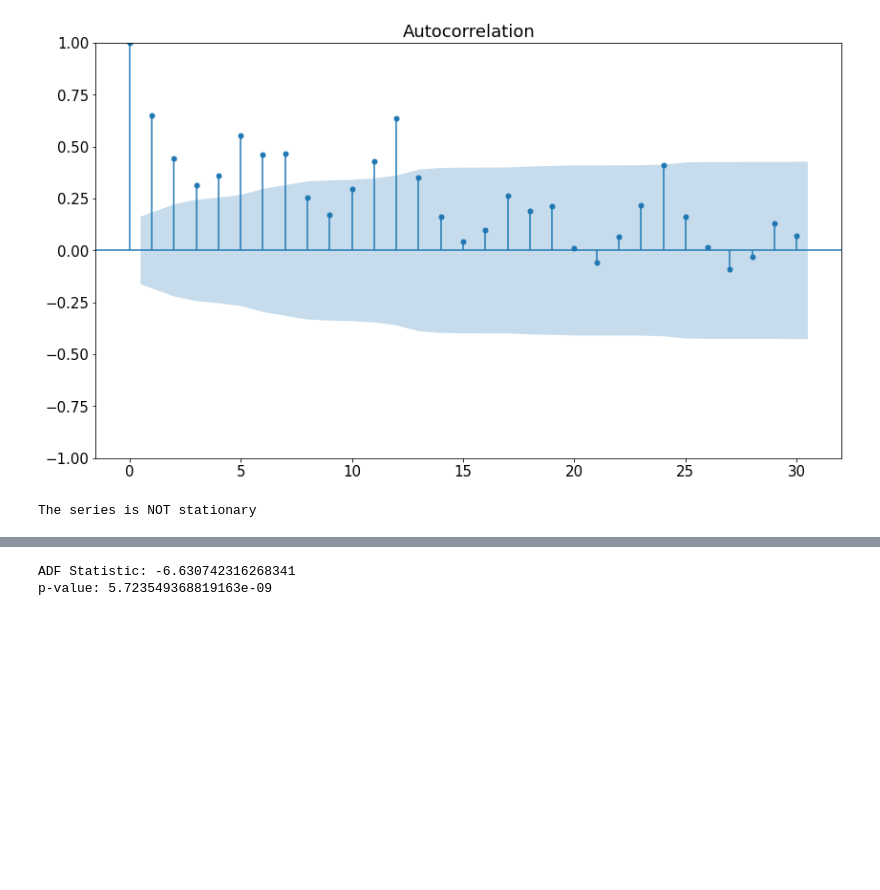
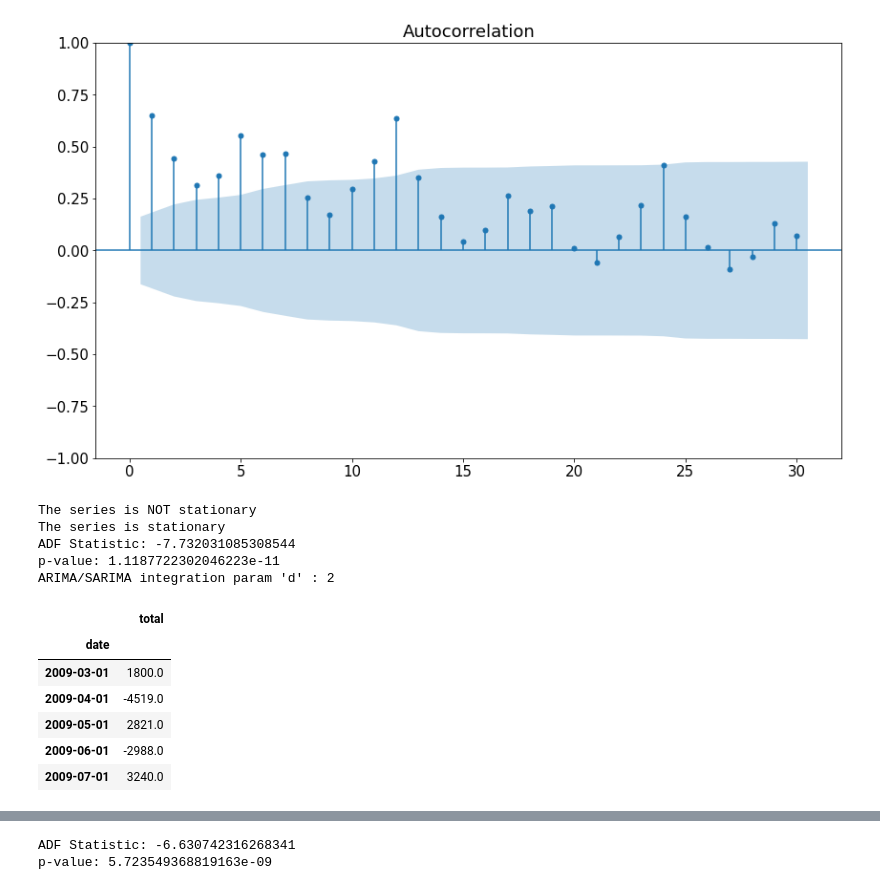
Before and after one commit to markbugatti/time-series-analysis, a Jupyter notebook: Advanced modelling/SARIMA 2.ipynb, the cells around one changed output, grey strips where cells are left out. Cells and saved outputs as stored; diff of their text form; code cells hidden in the pictures; blank space fills up the shorter version.

```diff
--- a/Advanced modelling/SARIMA 2.ipynb
+++ b/Advanced modelling/SARIMA 2.ipynb
@@ -85,39 +87,43 @@ acf_result = plot_acf(data[data_column_name], lags=30)
 [figure]
 # %%
 # Take the log difference to make data stationary
-def check_stationarity(ts):
+def check_stationarity(ts) -> bool:
     dftest = adfuller(ts)
     adf = dftest[0]
     pvalue = dftest[1]
     critical_value = dftest[4]['5%']
     if (pvalue < 0.05) and (adf < critical_value):
         print('The series is stationary')
+        print(f'ADF Statistic: {adf}')
+        print(f'p-value: {pvalue}')
+        return True
     else:
         print('The series is NOT stationary')
+        return False
 
-# stat_data = data[data_column_name]
-# stat_data = stat_data.diff()
-# stat_data = stat_data.drop(stat_data.index[0])
-# check_stationarity(stat_data[data_column_name])
-
-#stat_data = data
 integration_param = 1
 
 while True:
     data[data_column_name] = data[data_column_name].diff()
     data = data.drop(data.index[0])
+    #print_data(data)
     if check_stationarity(data[data_column_name]) == True:
         break
     integration_param += 1
 
-integration_param
-# data[data_column_name] = data[data_column_name].diff(1)
-# data = data.drop(data.index[0])
-# check_stationarity(data[data_column_name])
-
-#data[data_column_name] = np.log(data[data_column_name])
-#data[data_column_name] = data[data_column_name].diff(1)
-#data = data.drop(data.index[0])
+print("ARIMA/SARIMA integration param 'd' :", integration_param)
+data.head()
 # %% [output]
 The series is NOT stationary
+The series is stationary
+ADF Statistic: -7.732031085308544
+p-value: 1.1187722302046223e-11
+ARIMA/SARIMA integration param 'd' : 2
+|  | total |
+| date |  |
+| 2009-03-01 | 1800.0 |
+| 2009-04-01 | -4519.0 |
+| 2009-05-01 | 2821.0 |
+| 2009-06-01 | -2988.0 |
+| 2009-07-01 | 3240.0 |
 # %%
```
Also changed, not shown: parts of 6 cells of this notebook, 2 other files.
